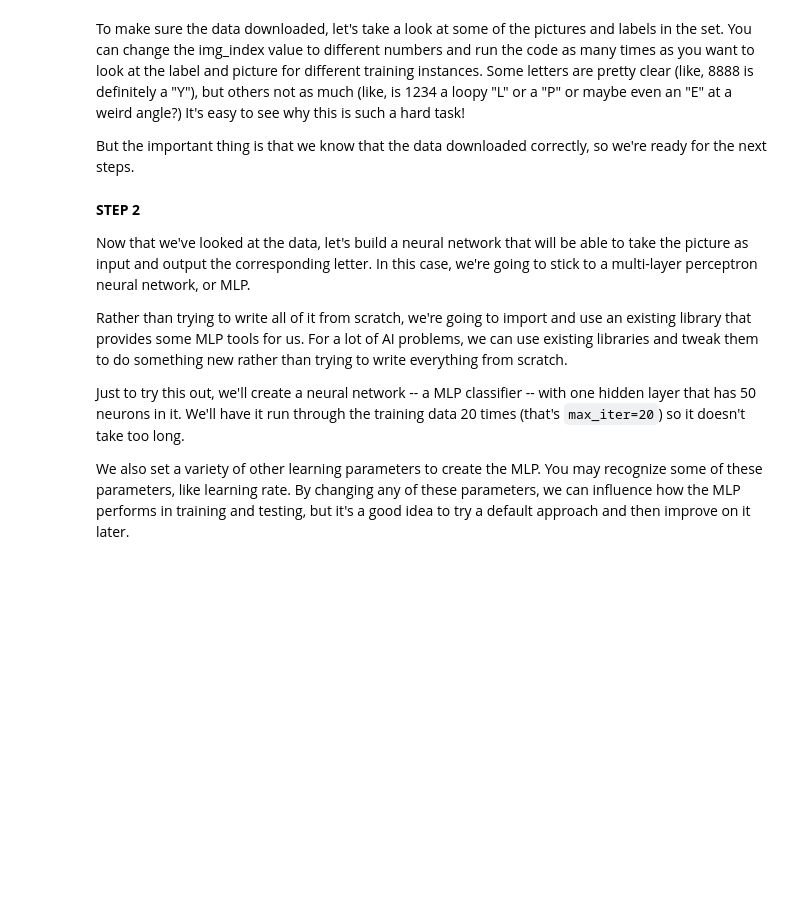
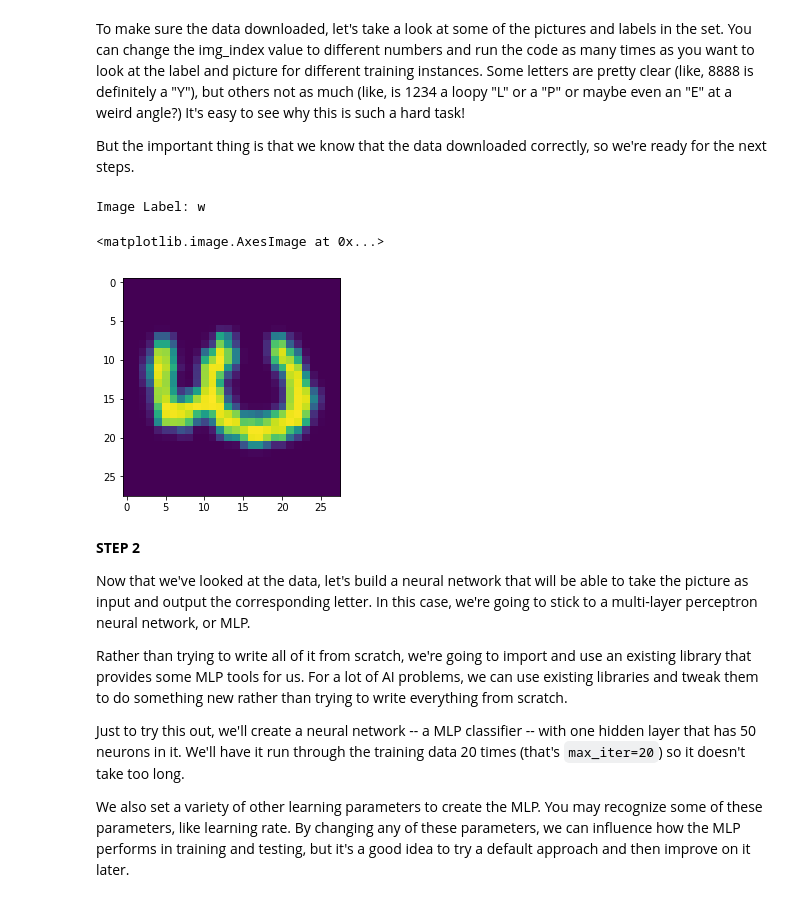
Before and after one commit to hchiam/crash-course-ai-labs, a Jupyter notebook: Neural_Networks_Lab_Crash_Course_AI_5.ipynb, the cells around one changed output. Drawn from its saved outputs; the diff is of its cells as text; code cells hidden in the pictures; blank space fills up the shorter version.

```diff
--- a/Neural_Networks_Lab_Crash_Course_AI_5.ipynb
+++ b/Neural_Networks_Lab_Crash_Course_AI_5.ipynb
@@ -52,12 +72,16 @@ But the important thing is that we know that the data downloaded correctly, so w
 # %%
 # STEP 1.3
 
 import matplotlib.pyplot as plt
 
-img_index = 14000 # <<<<<  You can update this value to look at other images
+img_index = 1200 # <<<<<  You can update this value to look at other images
 img = X_train[img_index]
-print("Image Label: " + str(chr(y_train[img_index]+96)))
+print("Image Label: " + str(chr(y_train[img_index]+96))) # + 96 to get ascii letter
 plt.imshow(img.reshape((28,28)))
+# %% [output]
+Image Label: w
+<matplotlib.image.AxesImage at 0x...>
+[figure, added]
 # %% [markdown]
 **STEP 2**
 
```
Also changed, not shown: parts of 13 cells of this notebook.
